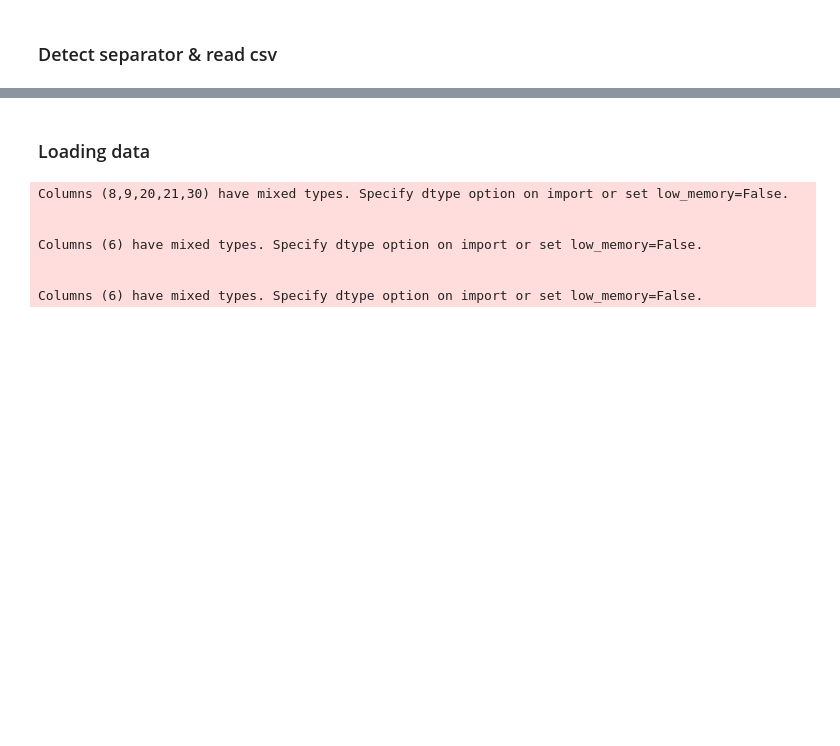
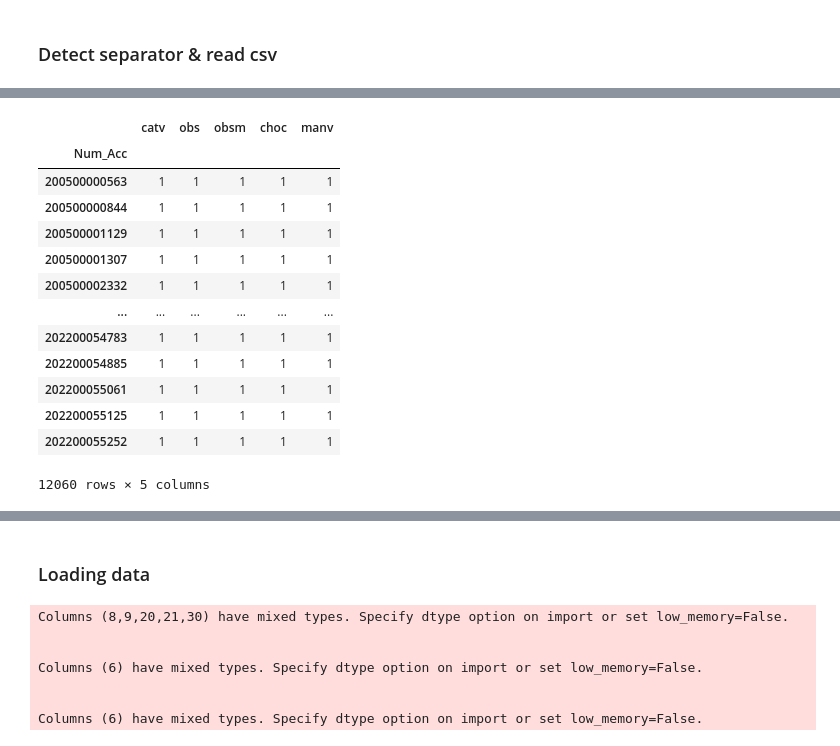
Before and after one commit to AurelienBr22/CyclingFacilities, a Jupyter notebook: notebooks/notebook_axel.ipynb, the cells around one changed output, grey strips where cells are left out. Saved outputs shown, nothing was run; the diff lists cells and outputs as text; code cells hidden in the pictures; blank space fills up the shorter version.

```diff
--- a/notebooks/notebook_axel.ipynb
+++ b/notebooks/notebook_axel.ipynb
@@ -142,0 +166,26 @@ df_final
+# %%
+#vehi_df = vehi_df.drop(["id_vehicule", "motor", "num_veh", "occutc", "senc"], axis=1)
+id_bikes = vehi_df[vehi_df.catv == 1].Num_Acc.values
+id_bikes
+
+bikes_df = vehi_df[vehi_df.Num_Acc.isin(id_bikes)]
+
+grouped = bikes_df.groupby('Num_Acc').count()
+grouped[grouped.catv == 1]
+
+#bikes_df[bikes_df.catv ==40].shape
+# %% [output]
+|  | catv | obs | obsm | choc | manv |
+| Num_Acc |  |  |  |  |  |
+| 200500000563 | 1 | 1 | 1 | 1 | 1 |
+| 200500000844 | 1 | 1 | 1 | 1 | 1 |
+| 200500001129 | 1 | 1 | 1 | 1 | 1 |
+| 200500001307 | 1 | 1 | 1 | 1 | 1 |
+| 200500002332 | 1 | 1 | 1 | 1 | 1 |
+| ... | ... | ... | ... | ... | ... |
+| 202200054783 | 1 | 1 | 1 | 1 | 1 |
+| 202200054885 | 1 | 1 | 1 | 1 | 1 |
+| 202200055061 | 1 | 1 | 1 | 1 | 1 |
+| 202200055125 | 1 | 1 | 1 | 1 | 1 |
+| 202200055252 | 1 | 1 | 1 | 1 | 1 |
+12060 rows × 5 columns
```
Also changed, not shown: parts of 17 cells of this notebook.
